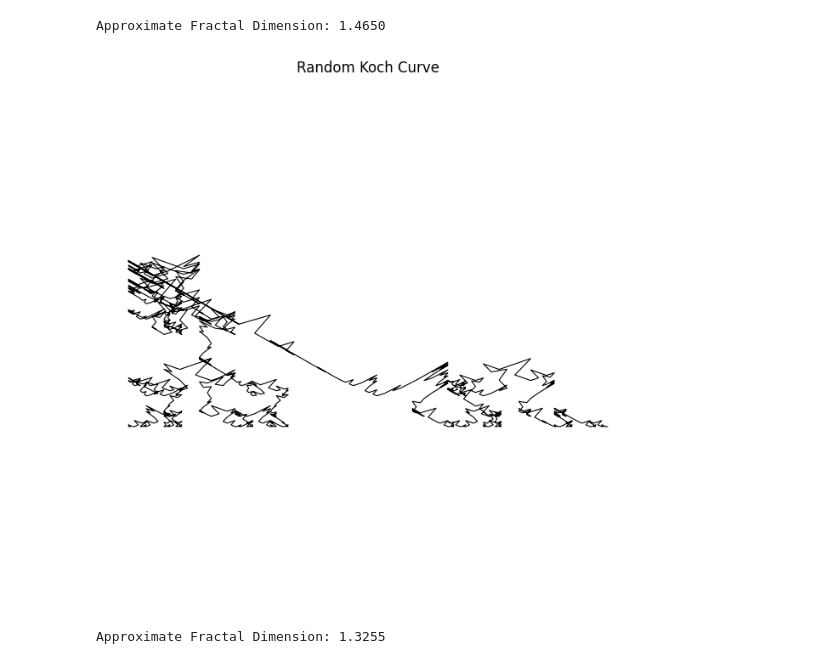
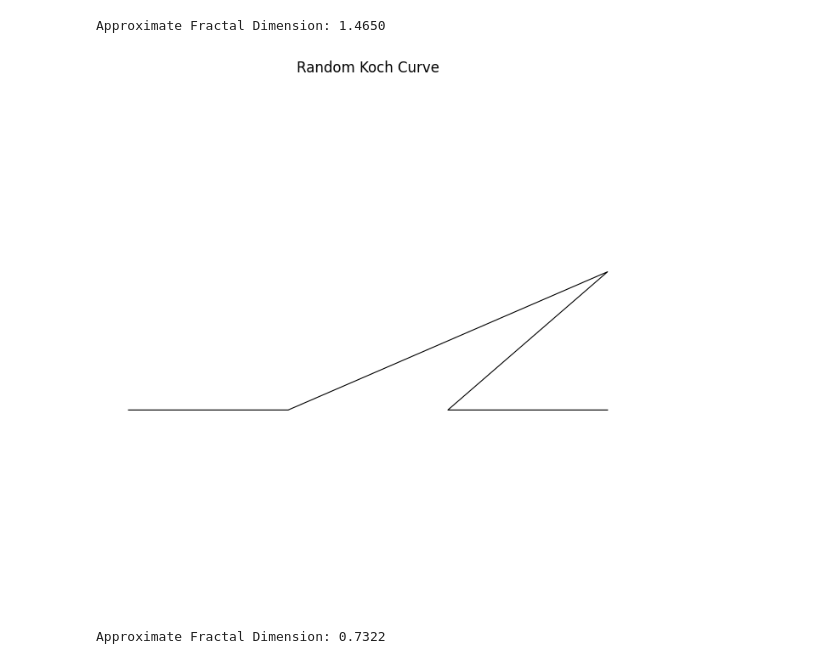
Before and after one commit to Habababa17/fraktale2, a Jupyter notebook: fraktale_2.ipynb, the cells around one changed output. Cells and saved outputs as stored; diff of their text form; code cells hidden in the pictures.

```diff
--- a/fraktale_2.ipynb
+++ b/fraktale_2.ipynb
@@ -230,33 +230,33 @@ def sierpinski_koch_to_ifd(points):
 
         transformations.append([scale, 0, 0, scale, x1, y1])
 
     return transformations
 
 def show_results(x_coords, y_coords):
     plt.figure(figsize=(8, 8))
     plt.plot(x_coords, y_coords, color="black", lw=0.8)
     plt.axis('equal')
     plt.axis('off')
     plt.title("Random Koch Curve")
     plt.show()
 
 def random_koch_curve(n_iter=5):
     x1, y1 = 0, 0
     x2, y2 = 1, 0
 
     points = generate_random_koch_curve(x1, y1, x2, y2, n_iter)
 
     x_coords, y_coords = zip(*points)
 
     show_results(x_coords, y_coords)
 
     transformations = sierpinski_koch_to_ifd(points)
 
     scaling_factors = calculate_scaling_factors(transformations)
     dimension = similarity_dimension(scaling_factors)
     print(f"Approximate Fractal Dimension: {dimension:.4f}")
 
-random_koch_curve(n_iter=5)
+random_koch_curve(n_iter=1)
 # %% [output]
-[figure, old version]
+[figure, new version]
-Approximate Fractal Dimension: 1.3255
+Approximate Fractal Dimension: 0.7322
```
Also changed, not shown: parts of 13 cells of this notebook.
